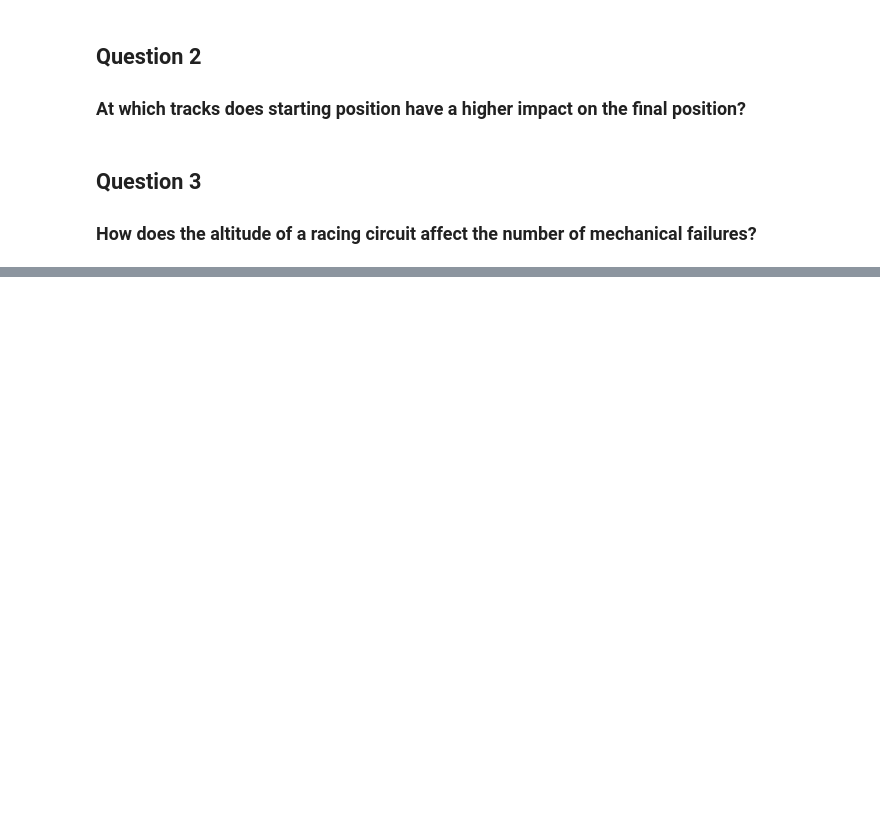
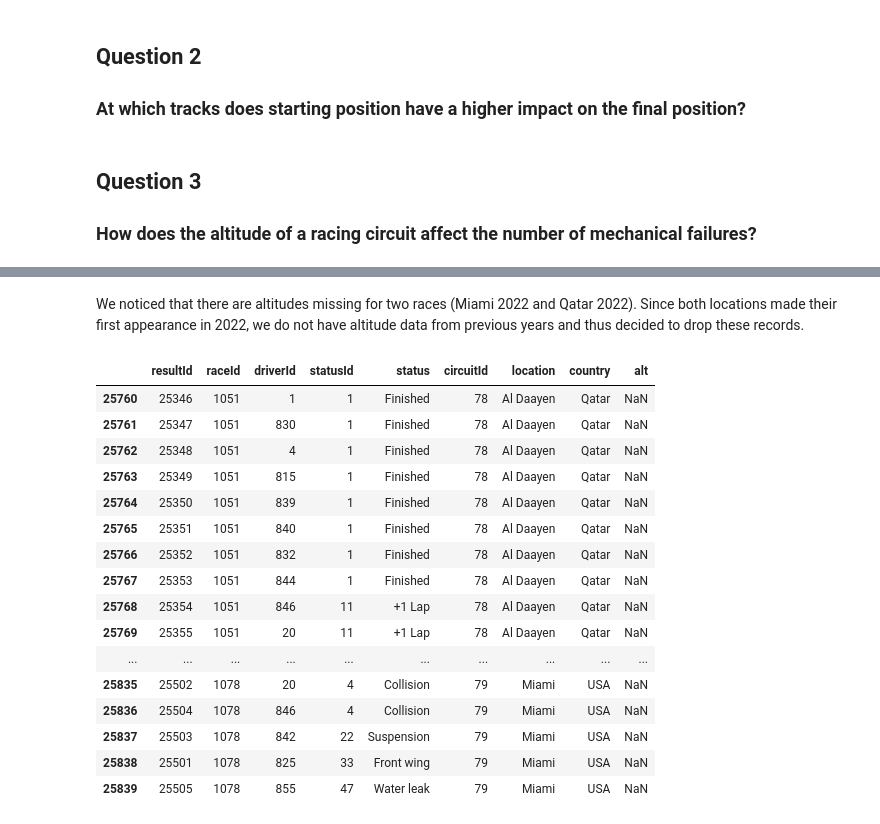
Before and after one commit to MatthewFoster02/The-Formula-Behind-Formula-1-Driven-By-Data, a Jupyter notebook: src/madness.ipynb, the cells around one changed output, grey strips where cells are left out. Saved outputs shown, nothing was run; the diff lists cells and outputs as text; code cells hidden in the pictures; blank space fills up the shorter version.

```diff
--- a/src/madness.ipynb
+++ b/src/madness.ipynb
@@ -74,3 +74,7 @@ status.head()
 ## Question 3
 
 ### How does the altitude of a racing circuit affect the number of mechanical failures?
+# %%
+# merge results and status to gain 'status'
+df = results[['resultId', 'raceId', 'driverId', 'statusId']].merge(status, on='statusId')
+df.head()
@@ -76,0 +88,4 @@ status.head()
+# %%
+# merge results newly obtained df and races to gain 'circuitId'
+df = df.merge(races[['raceId', 'circuitId']], on='raceId')
+df.head()
@@ -76,0 +99,5 @@ status.head()
+# %%
+# merge newly obtained df and circuits to gain 'location', 'country' and 'alt'
+df = df.merge(circuits[['circuitId', 'location', 'country', 'alt']], on='circuitId')
+df['alt'] = pd.to_numeric(df['alt'], errors='coerce')
+df.head()
@@ -76,0 +111,22 @@ status.head()
+# %% [markdown]
+We noticed that there are altitudes missing for two races (Miami 2022 and Qatar 2022). Since both locations made their first appearance in 2022, we do not have altitude data from previous years and thus decided to drop these records.
+# %%
+df[df['alt'].isnull()]
+# %% [output]
+|  | resultId | raceId | driverId | statusId | status | circuitId | location | country | alt |
+| 25760 | 25346 | 1051 | 1 | 1 | Finished | 78 | Al Daayen | Qatar | NaN |
+| 25761 | 25347 | 1051 | 830 | 1 | Finished | 78 | Al Daayen | Qatar | NaN |
+| 25762 | 25348 | 1051 | 4 | 1 | Finished | 78 | Al Daayen | Qatar | NaN |
+| 25763 | 25349 | 1051 | 815 | 1 | Finished | 78 | Al Daayen | Qatar | NaN |
+| 25764 | 25350 | 1051 | 839 | 1 | Finished | 78 | Al Daayen | Qatar | NaN |
+| 25765 | 25351 | 1051 | 840 | 1 | Finished | 78 | Al Daayen | Qatar | NaN |
+| 25766 | 25352 | 1051 | 832 | 1 | Finished | 78 | Al Daayen | Qatar | NaN |
+| 25767 | 25353 | 1051 | 844 | 1 | Finished | 78 | Al Daayen | Qatar | NaN |
+| 25768 | 25354 | 1051 | 846 | 11 | +1 Lap | 78 | Al Daayen | Qatar | NaN |
+| 25769 | 25355 | 1051 | 20 | 11 | +1 Lap | 78 | Al Daayen | Qatar | NaN |
+| ... | ... | ... | ... | ... | ... | ... | ... | ... | ... |
+| 25835 | 25502 | 1078 | 20 | 4 | Collision | 79 | Miami | USA | NaN |
+| 25836 | 25504 | 1078 | 846 | 4 | Collision | 79 | Miami | USA | NaN |
+| 25837 | 25503 | 1078 | 842 | 22 | Suspension | 79 | Miami | USA | NaN |
+| 25838 | 25501 | 1078 | 825 | 33 | Front wing | 79 | Miami | USA | NaN |
+| 25839 | 25505 | 1078 | 855 | 47 | Water leak | 79 | Miami | USA | NaN |
```
Also changed, not shown: parts of 4 cells of this notebook.
